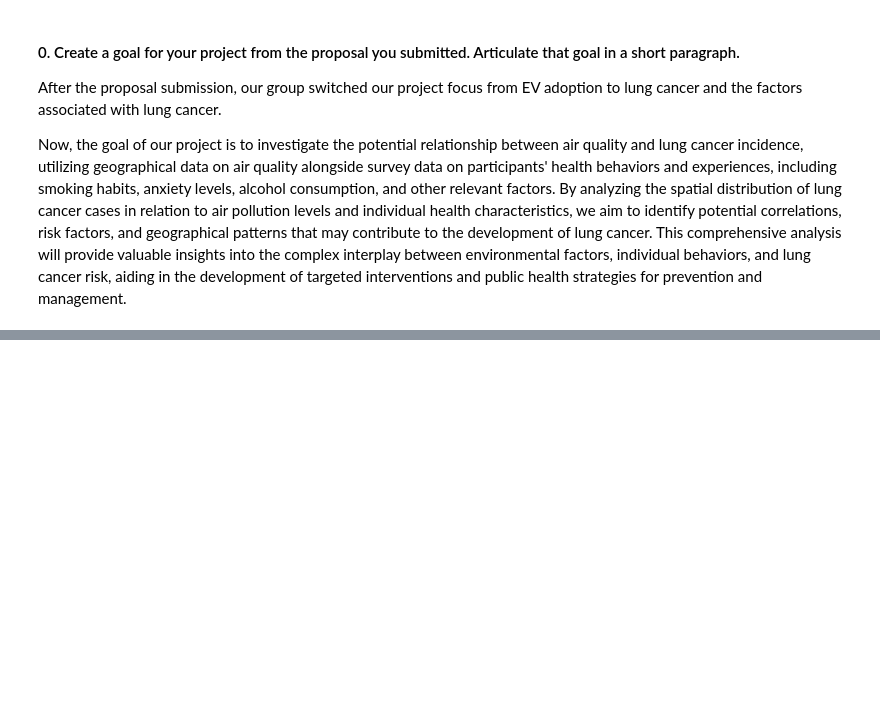
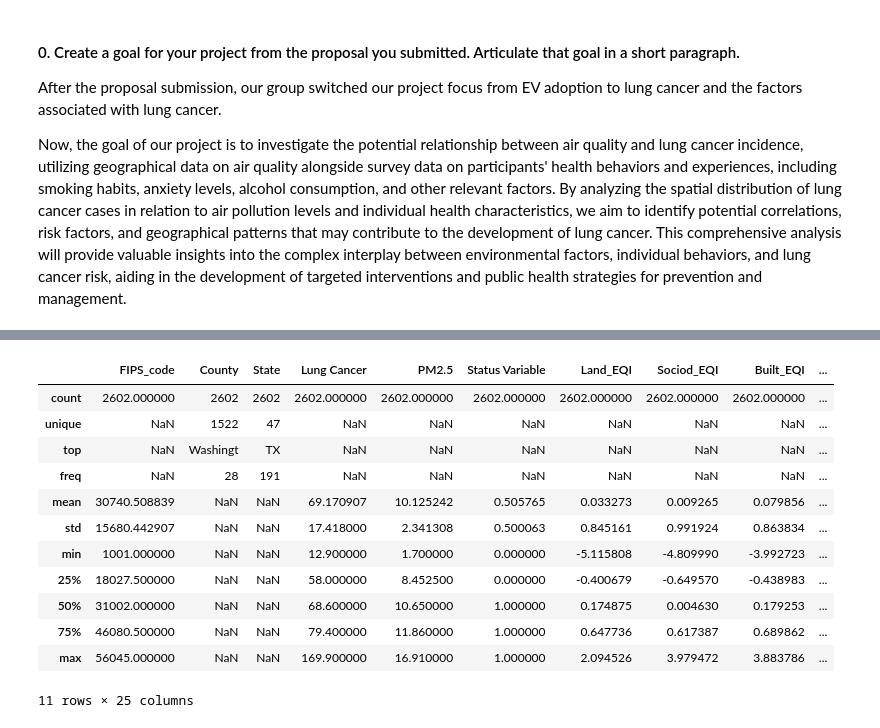
Before and after one commit to kevmiao/CS329E-Project, a Jupyter notebook: analysis.ipynb, the cells around one changed output, grey strips where cells are left out. Saved outputs shown, nothing was run; the diff lists cells and outputs as text; code cells hidden in the pictures; blank space fills up the shorter version.

```diff
--- a/analysis.ipynb
+++ b/analysis.ipynb
@@ -23,0 +154,17 @@ pd.read_csv
+# %%
+# Check the df again
+air_cancer_df.describe(include = 'all')
+# %% [output]
+|  | FIPS_code | County | State | Lung Cancer | PM2.5 | Status Variable | Land_EQI | Sociod_EQI | Built_EQI | ... |
+| count | 2602.000000 | 2602 | 2602 | 2602.000000 | 2602.000000 | 2602.000000 | 2602.000000 | 2602.000000 | 2602.000000 | ... |
+| unique | NaN | 1522 | 47 | NaN | NaN | NaN | NaN | NaN | NaN | ... |
+| top | NaN | Washingt | TX | NaN | NaN | NaN | NaN | NaN | NaN | ... |
+| freq | NaN | 28 | 191 | NaN | NaN | NaN | NaN | NaN | NaN | ... |
+| mean | 30740.508839 | NaN | NaN | 69.170907 | 10.125242 | 0.505765 | 0.033273 | 0.009265 | 0.079856 | ... |
+| std | 15680.442907 | NaN | NaN | 17.418000 | 2.341308 | 0.500063 | 0.845161 | 0.991924 | 0.863834 | ... |
+| min | 1001.000000 | NaN | NaN | 12.900000 | 1.700000 | 0.000000 | -5.115808 | -4.809990 | -3.992723 | ... |
+| 25% | 18027.500000 | NaN | NaN | 58.000000 | 8.452500 | 0.000000 | -0.400679 | -0.649570 | -0.438983 | ... |
+| 50% | 31002.000000 | NaN | NaN | 68.600000 | 10.650000 | 1.000000 | 0.174875 | 0.004630 | 0.179253 | ... |
+| 75% | 46080.500000 | NaN | NaN | 79.400000 | 11.860000 | 1.000000 | 0.647736 | 0.617387 | 0.689862 | ... |
+| max | 56045.000000 | NaN | NaN | 169.900000 | 16.910000 | 1.000000 | 2.094526 | 3.979472 | 3.883786 | ... |
+11 rows × 25 columns
```
Also changed, not shown: parts of 23 cells of this notebook, 2 other files.
